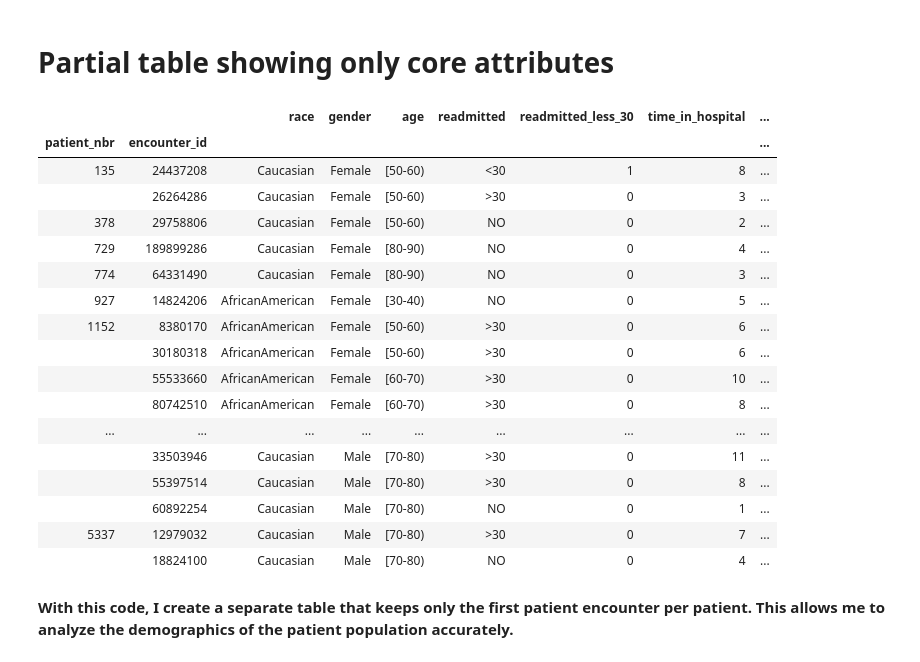
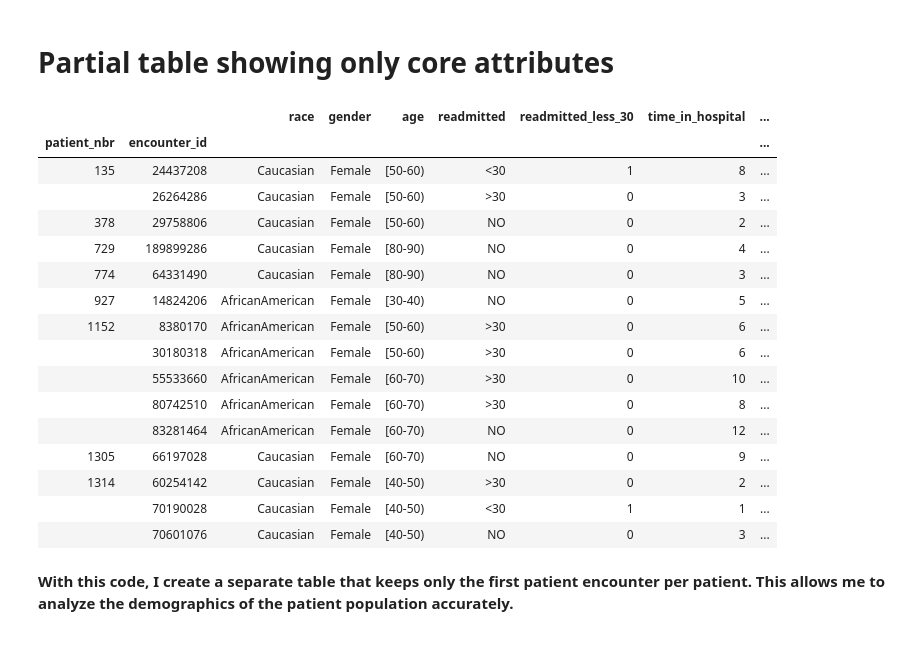
Before and after one commit to dsivie/hospital_readmissions, a Jupyter notebook: hospital_readmissions.ipynb, the cells around one changed output. Cells and saved outputs as stored; diff of their text form; code cells hidden in the pictures.

```diff
--- a/hospital_readmissions.ipynb
+++ b/hospital_readmissions.ipynb
@@ -129,27 +118,26 @@ df.head(25)
 # %%
 df_summary = df[["race", "gender", "age", "readmitted", "readmitted_less_30", "time_in_hospital", "number_inpatient", "number_outpatient", "number_emergency"]]
 
 #qgrid.show_grid(df_summary.head(500), show_toolbar=True, grid_options={"forceFitColumns": False})
-df_summary.head(25)
+df_summary.head(15)
 # %% [output]
 |  |  | race | gender | age | readmitted | readmitted_less_30 | time_in_hospital | ... |
 | patient_nbr | encounter_id |  |  |  |  |  |  | ... |
 | 135 | 24437208 | Caucasian | Female | [50-60) | <30 | 1 | 8 | ... |
 |  | 26264286 | Caucasian | Female | [50-60) | >30 | 0 | 3 | ... |
 | 378 | 29758806 | Caucasian | Female | [50-60) | NO | 0 | 2 | ... |
 | 729 | 189899286 | Caucasian | Female | [80-90) | NO | 0 | 4 | ... |
 | 774 | 64331490 | Caucasian | Female | [80-90) | NO | 0 | 3 | ... |
 | 927 | 14824206 | AfricanAmerican | Female | [30-40) | NO | 0 | 5 | ... |
 | 1152 | 8380170 | AfricanAmerican | Female | [50-60) | >30 | 0 | 6 | ... |
 |  | 30180318 | AfricanAmerican | Female | [50-60) | >30 | 0 | 6 | ... |
 |  | 55533660 | AfricanAmerican | Female | [60-70) | >30 | 0 | 10 | ... |
 |  | 80742510 | AfricanAmerican | Female | [60-70) | >30 | 0 | 8 | ... |
-| ... | ... | ... | ... | ... | ... | ... | ... | ... |
-|  | 33503946 | Caucasian | Male | [70-80) | >30 | 0 | 11 | ... |
-|  | 55397514 | Caucasian | Male | [70-80) | >30 | 0 | 8 | ... |
-|  | 60892254 | Caucasian | Male | [70-80) | NO | 0 | 1 | ... |
-| 5337 | 12979032 | Caucasian | Male | [70-80) | >30 | 0 | 7 | ... |
-|  | 18824100 | Caucasian | Male | [70-80) | NO | 0 | 4 | ... |
+|  | 83281464 | AfricanAmerican | Female | [60-70) | NO | 0 | 12 | ... |
+| 1305 | 66197028 | Caucasian | Female | [60-70) | NO | 0 | 9 | ... |
+| 1314 | 60254142 | Caucasian | Female | [40-50) | >30 | 0 | 2 | ... |
+|  | 70190028 | Caucasian | Female | [40-50) | <30 | 1 | 1 | ... |
+|  | 70601076 | Caucasian | Female | [40-50) | NO | 0 | 3 | ... |
 # %% [markdown]
 __With this code, I create a separate table that keeps only the first patient encounter per patient.  This allows me to analyze the demographics of the patient population accurately.__
 # %%
```
Also changed, not shown: parts of 2 cells of this notebook.
